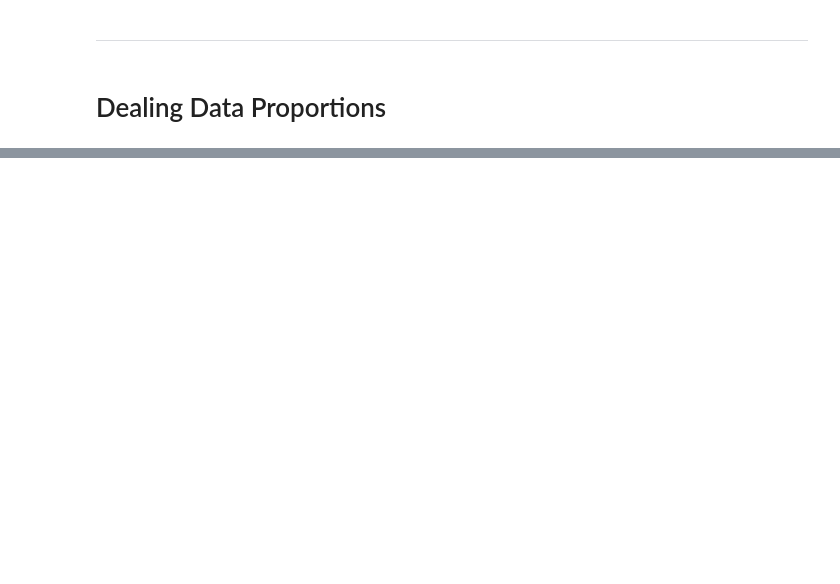
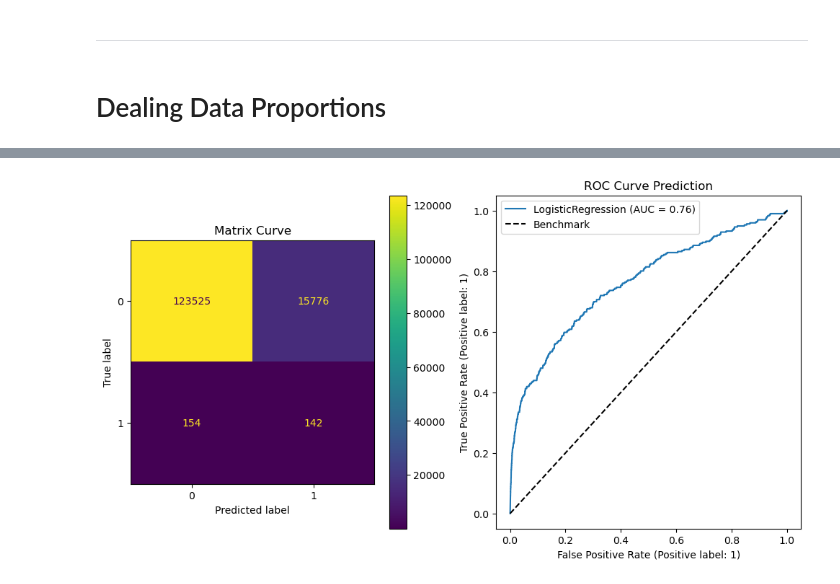
Before and after one commit to SalisEduardo/EAD0830-IA-aplic-financas, a Jupyter notebook: Atividades/atv2/rascunho_modelagem.ipynb, the cells around one changed output, grey strips where cells are left out. Cells and saved outputs as stored; diff of their text form; code cells hidden in the pictures; blank space fills up the shorter version.

```diff
--- a/Atividades/atv2/rascunho_modelagem.ipynb
+++ b/Atividades/atv2/rascunho_modelagem.ipynb
@@ -412,0 +502,4 @@ plot_classification_metrics(best_log_reg,y_test,X_test)
+# %%
+plot_classification_metrics(best_log_reg,y_test,X_test)
+# %% [output]
+[figure, added]
```
Also changed, not shown: parts of 30 cells of this notebook, 5 other files.
